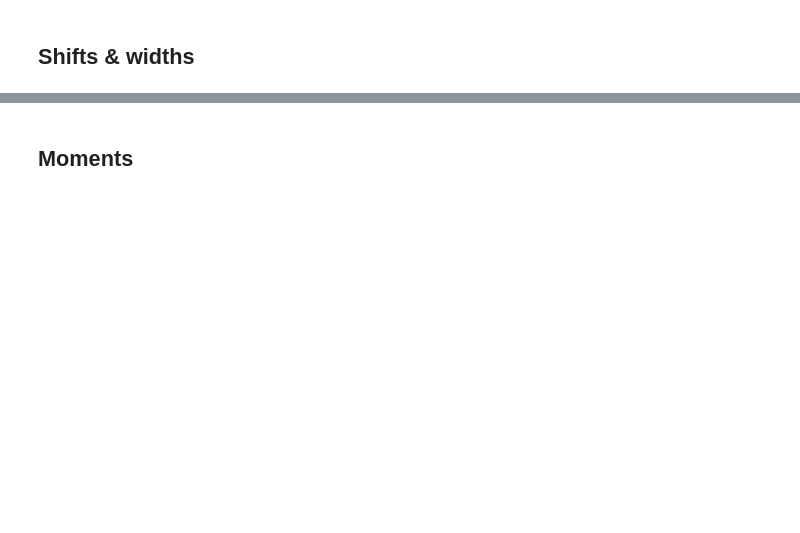
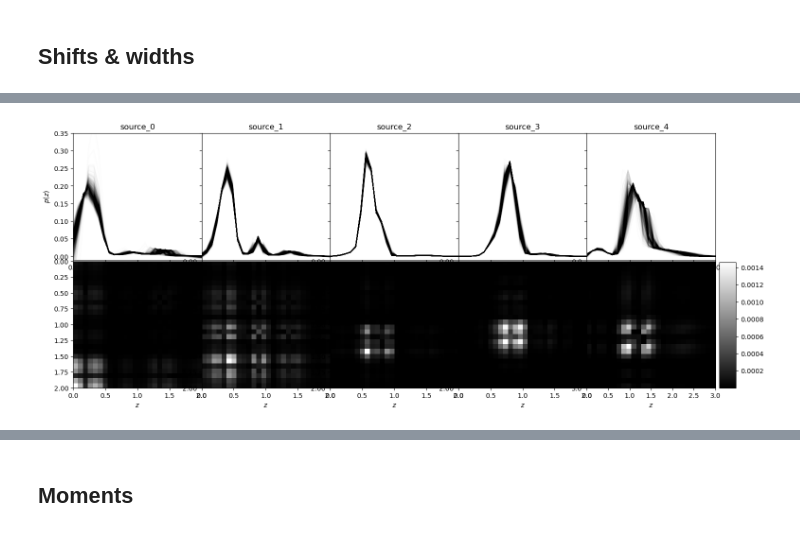
Before and after one commit to LSSTDESC/rail_prior, a Jupyter notebook: examples/cosmodc_tutorial.ipynb, the cells around one changed output, grey strips where cells are left out. Saved outputs shown, nothing was run; the diff lists cells and outputs as text; code cells hidden in the pictures; blank space fills up the shorter version.

```diff
--- a/examples/cosmodc_tutorial.ipynb
+++ b/examples/cosmodc_tutorial.ipynb
@@ -326,5 +247,0 @@ lens_4
-# %%
-nzs = SnWs["source_0"].nzs
-ms = [np.median(nz) for nz in nzs]
-shift = np.mean(SnWs["source_0"].z)*np.std(ms)/np.mean(ms)
-print(shift)
@@ -333,9 +247,0 @@ TypeError: list indices must be integers or slices, not str
-# %%
-snw_nzs = {}
-for tracer in ss_qp.tracers:
-    print(tracer)
-    snw_obj = SnWs[tracer]
-    pz_fid = [snw_obj.z, snw_obj.nz_mean]
-    model = snw_obj.evaluate_model
-    snw_nzs_tracer = np.array([model(pz_fid, snw_obj.sample_prior())[1] for i in range(1000)])
-    snw_nzs[tracer] = [snw_obj.z, snw_nzs_tracer.T]
@@ -342,5 +282,22 @@ for tracer in ss_qp.tracers:
+# %%
+SnWs_nzs = {}
+for i in range(1000):
+    prior_sample = SnWs_priors.sample_prior()
+    for tracer_name in list(ss_qp.tracers.keys()):
+        tracer = ss_qp.tracers[tracer_name]
+        shift = prior_sample[tracer_name + "__delta_z"]
+        width = prior_sample[tracer_name + "__width_z"]
+        nz_fid = [tracer.z, tracer.nz]
+        shifted_nz = rail_prior.shift_and_width_model(nz_fid, shift, width)[1]
+        if i == 0:
+            SnWs_nzs[tracer_name] = [tracer.z, shifted_nz]
+        else:
+
+            SnWs_nzs[tracer_name] = [tracer.z, np.vstack([SnWs_nzs[tracer_name][1], shifted_nz])]
 # %%
 plot_tracers = ['source_0', 'source_1', 'source_2', 'source_3', 'source_4']
-make_nzs_plots(snw_nzs, plot_tracers)
+make_nzs_plots(SnWs_nzs, plot_tracers)
+# %% [output]
+[figure, added]
 # %%
 plot_tracers = ['lens_0', 'lens_1', 'lens_2', 'lens_3', 'lens_4']
```
Also changed, not shown: parts of 19 cells of this notebook, 7 other files.
